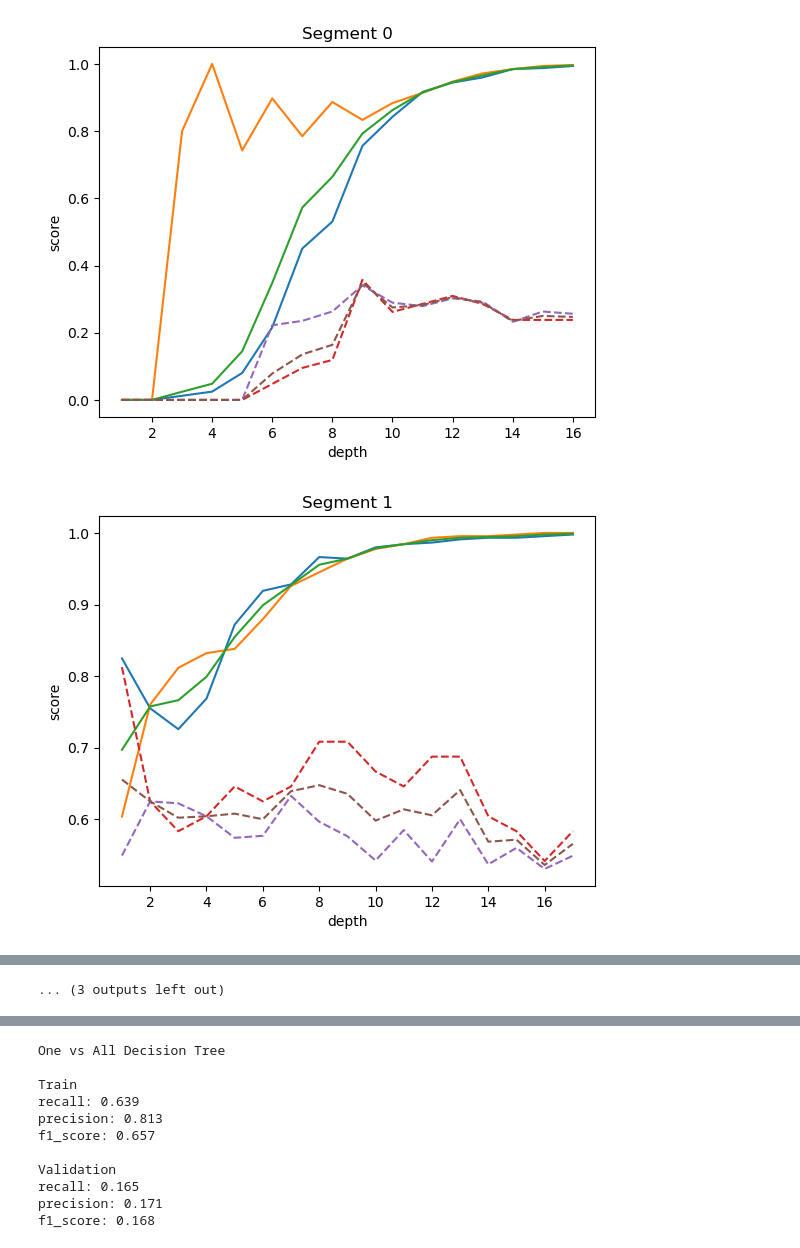
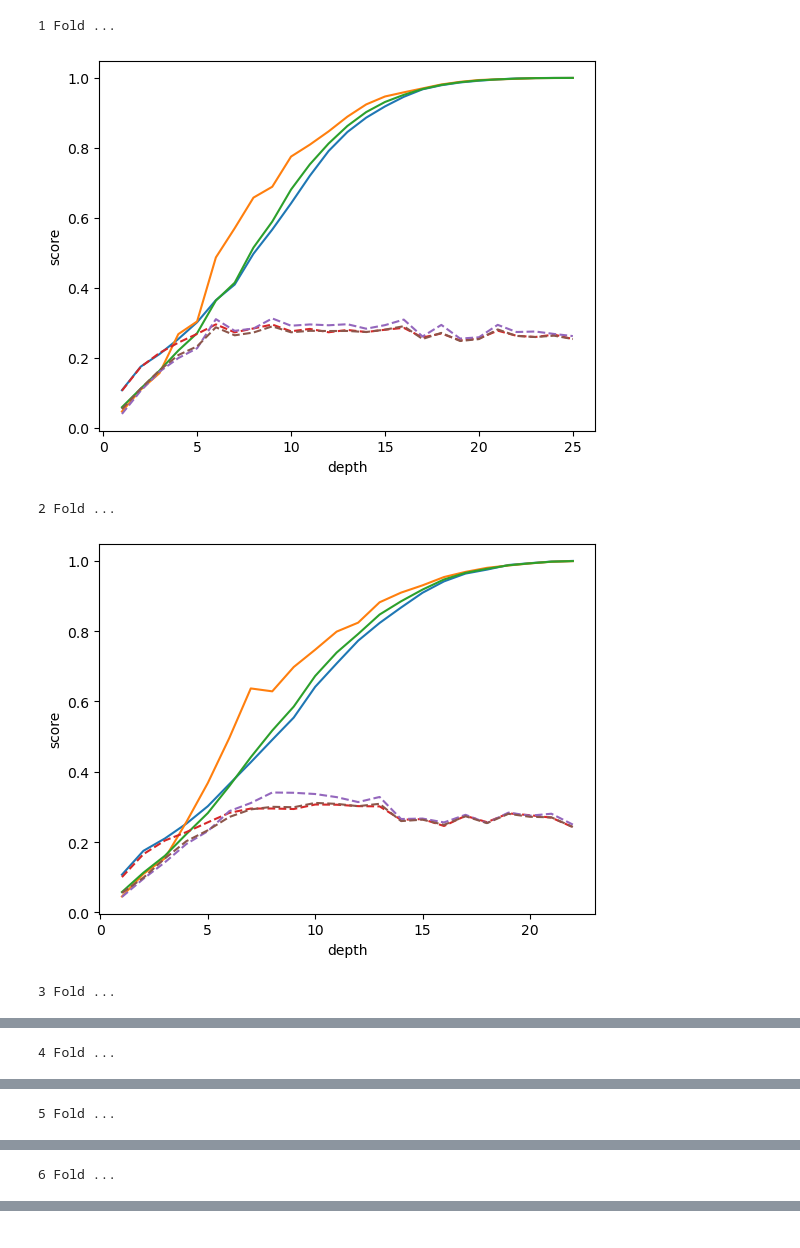
Before and after one commit to ParkByungYoon/kobaco, a Jupyter notebook: notebooks/plot_all_depth_validation.ipynb, the cells around one changed output, grey strips where cells are left out. Drawn from its saved outputs; the diff is of its cells as text; code cells hidden in the pictures.

```diff
--- a/notebooks/plot_all_depth_validation.ipynb
+++ b/notebooks/plot_all_depth_validation.ipynb
@@ -19,5 +20,7 @@ embed_model = 'srgnn'
 filename = {'sage' : 'user_embedding_sage_sid_6to6_weighted.npy', 'srgnn' : 'srgnn_user_hybrid_6to6_weighted.npy'}
 data_path = "../data/"
 
-pivot_df = pd.read_csv(os.path.join(data_path, 'pivot_genre2_data.csv'), index_col=0)
+ptitle_pivot_df = pd.read_csv(os.path.join(data_path, 'pivot_ptitle_data.csv'), index_col=0)
+genre_pivot_df = pd.read_csv(os.path.join(data_path, 'pivot_genre2_data.csv'), index_col=0)
 embedding = np.load(os.path.join(data_path, filename[embed_model]))
+k = 15
@@ -26,42 +92,49 @@ embedding = np.load(os.path.join(data_path, filename[embed_model]))
 # %%
-model = DecisionTree(pivot_df, embedding, validation=True)
-k = 15
-result = []
-for i in range(k):
-    model.kmeans_target(i)
-    model.class_names = [str(i) for i in range(2)]
+kf = KFold(n_splits = 10, shuffle = True, random_state = 42)
+n_fold = 0
+k_fold_result = []
+
+for train_idx, valid_idx in kf.split(ptitle_pivot_df):
+    model = DecisionTree(ptitle_pivot_df, embedding)
+    model.validation = True
+    n_fold += 1
+    print(f'{n_fold} Fold ...')
+    model.x_train, model.y_train = model.X[train_idx], model.Y[train_idx]
+    model.x_valid, model.y_valid = model.X[valid_idx], model.Y[valid_idx]
+
     score_list, val_score_list = model.get_all_depth(scoring='all', visualize=False)
 
     r_list = []
     p_list = []
     f_list = []
 
     vr_list = []
     vp_list = []
     vf_list = []
 
     for score, val_score in zip(score_list, val_score_list):
         r_list.append(score[0])
         p_list.append(score[1])
         f_list.append(score[2])
 
         vr_list.append(val_score[0])
         vp_list.append(val_score[1])
         vf_list.append(val_score[2])
 
-    plt.plot(range(1, model.max_depth), r_list, label='train recall')
-    plt.plot(range(1, model.max_depth), p_list, label='train precision')
-    plt.plot(range(1, model.max_depth), f_list, label='train f1-score')
+    plt.plot(range(1, len(score_list)+1), r_list, label='train recall')
+    plt.plot(range(1, len(score_list)+1), p_list, label='train precision')
+    plt.plot(range(1, len(score_list)+1), f_list, label='train f1-score')
 
-    plt.plot(range(1, model.max_depth), vr_list, '--', label='test recall')
-    plt.plot(range(1, model.max_depth), vp_list, '--', label='test precision')
-    plt.plot(range(1, model.max_depth), vf_list, '--', label='test f1-score')
+    plt.plot(range(1, len(score_list)+1), vr_list, '--', label='test recall')
+    plt.plot(range(1, len(score_list)+1), vp_list, '--', label='test precision')
+    plt.plot(range(1, len(score_list)+1), vf_list, '--', label='test f1-score')
 
-    plt.title(f'Segment {i}')
     plt.xlabel('depth')
     plt.ylabel('score')
-
     plt.show()
 # %% [output]
+1 Fold ...
-[figure, old version]
+[figure, new version]
+2 Fold ...
-[figure, old version]
+[figure, new version]
+3 Fold ...
@@ -68,0 +142 @@ for i in range(k):
+4 Fold ...
@@ -69,0 +144 @@ for i in range(k):
+5 Fold ...
@@ -70,0 +146 @@ for i in range(k):
+6 Fold ...
@@ -78 +147,0 @@ for i in range(k):
-... (3 outputs left out)
@@ -79,24 +148,0 @@ for i in range(k):
-# %%
-print('One vs All Decision Tree\n')
-
-print('Train')
-print(f'recall: {np.mean(r_list):.3f}')
-print(f'precision: {np.mean(p_list):.3f}')
-print(f'f1_score: {np.mean(f_list):.3f}')
-
-print('\nValidation')
-print(f'recall: {np.mean(vr_list):.3f}')
-print(f'precision: {np.mean(vp_list):.3f}')
-print(f'f1_score: {np.mean(vf_list):.3f}')
-# %% [output]
-One vs All Decision Tree
-
-Train
-recall: 0.639
-precision: 0.813
-f1_score: 0.657
-
-Validation
-recall: 0.165
-precision: 0.171
-f1_score: 0.168
```
Also changed, not shown: parts of 8 cells of this notebook, 3 other files.
